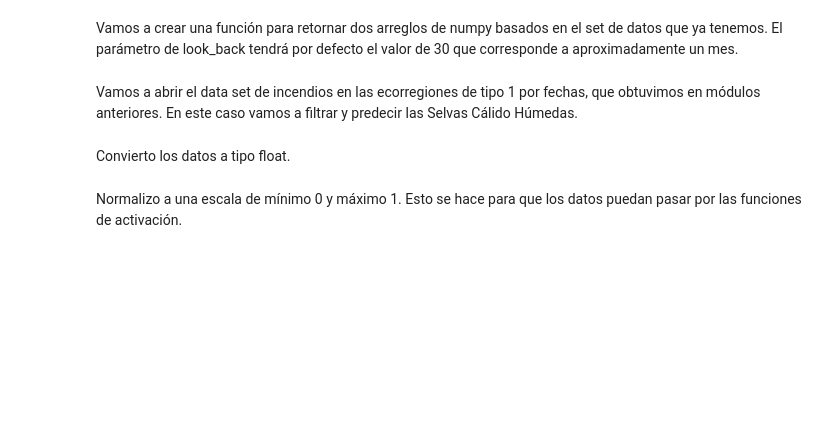
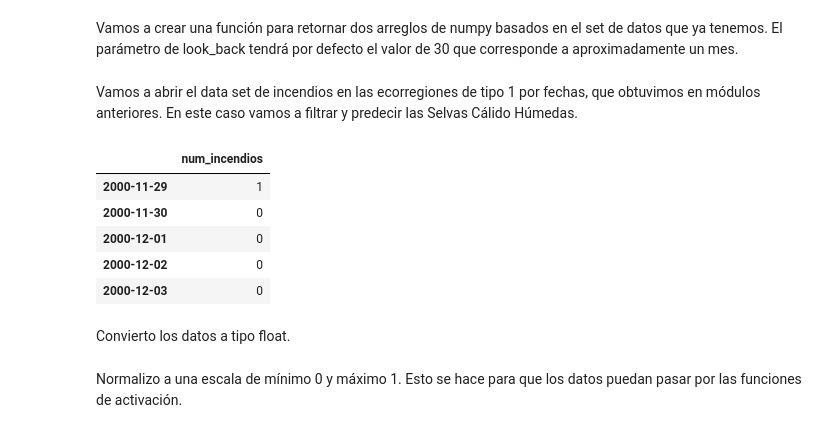
Before and after one commit to AnaNava1996/Proyecto_Bedu, a Jupyter notebook: Entrega_Final_MachineLearning_ErendiraCelis_AnaNava_HegarGarcia_GerardoGarcia/Proyecto_Equipo10_Incendios_Forestales.ipynb, the cells around one changed output. Saved outputs shown, nothing was run; the diff lists cells and outputs as text; code cells hidden in the pictures; blank space fills up the shorter version.

```diff
--- a/Entrega_Final_MachineLearning_ErendiraCelis_AnaNava_HegarGarcia_GerardoGarcia/Proyecto_Equipo10_Incendios_Forestales.ipynb
+++ b/Entrega_Final_MachineLearning_ErendiraCelis_AnaNava_HegarGarcia_GerardoGarcia/Proyecto_Equipo10_Incendios_Forestales.ipynb
@@ -327,12 +332,21 @@ Vamos a abrir el data set de incendios en las ecorregiones de tipo 1 por fechas,
 # %%
 columna = 'ecorregion_nivel_1'
 
 df = pd.read_csv("https://raw.githubusercontent.com/AnaNava1996/Proyecto_Bedu/main/Entrega_Final_MachineLearning_ErendiraCelis_AnaNava_HegarGarcia_GerardoGarcia/datasets/incendios_x_fecha_x_ecorregion.csv",parse_dates=True)[['fecha','num_incendios',columna]]
 df = df.loc[df[columna] == "Selvas Calido-Humedas"]
 del df[columna]
 df = makeDate(df)
 
 np.random.seed(100)
+
+df.head(5)
+# %% [output]
+|  | num_incendios |
+| 2000-11-29 | 1 |
+| 2000-11-30 | 0 |
+| 2000-12-01 | 0 |
+| 2000-12-02 | 0 |
+| 2000-12-03 | 0 |
 # %% [markdown]
 Convierto los datos a tipo float.
 # %%
```
Also changed, not shown: parts of 10 cells of this notebook.
